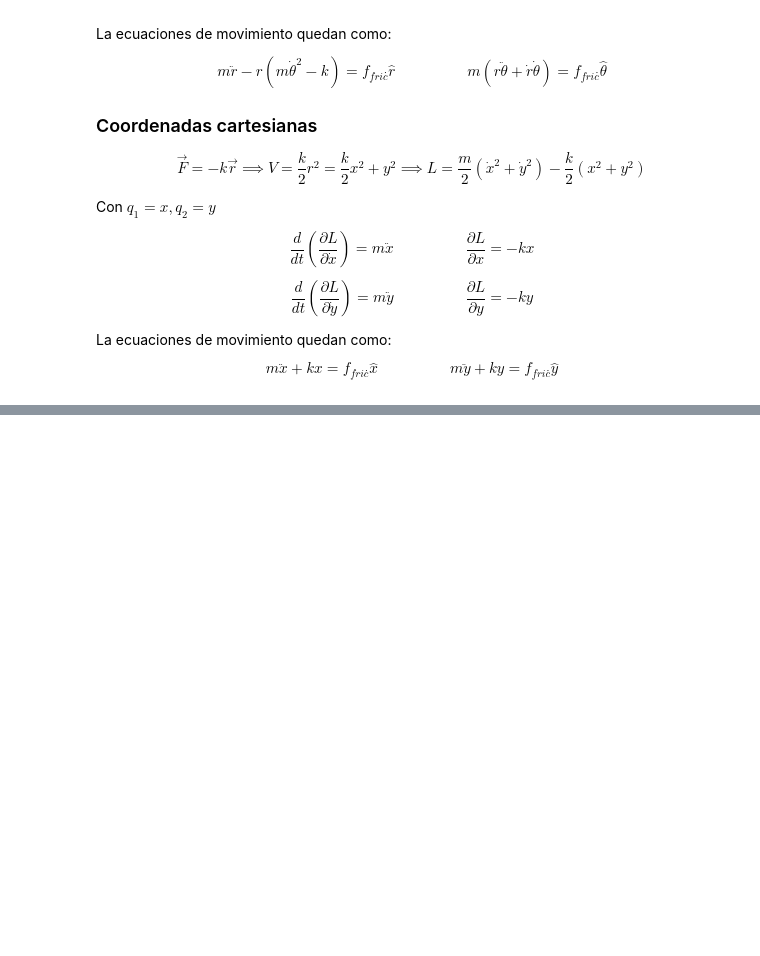
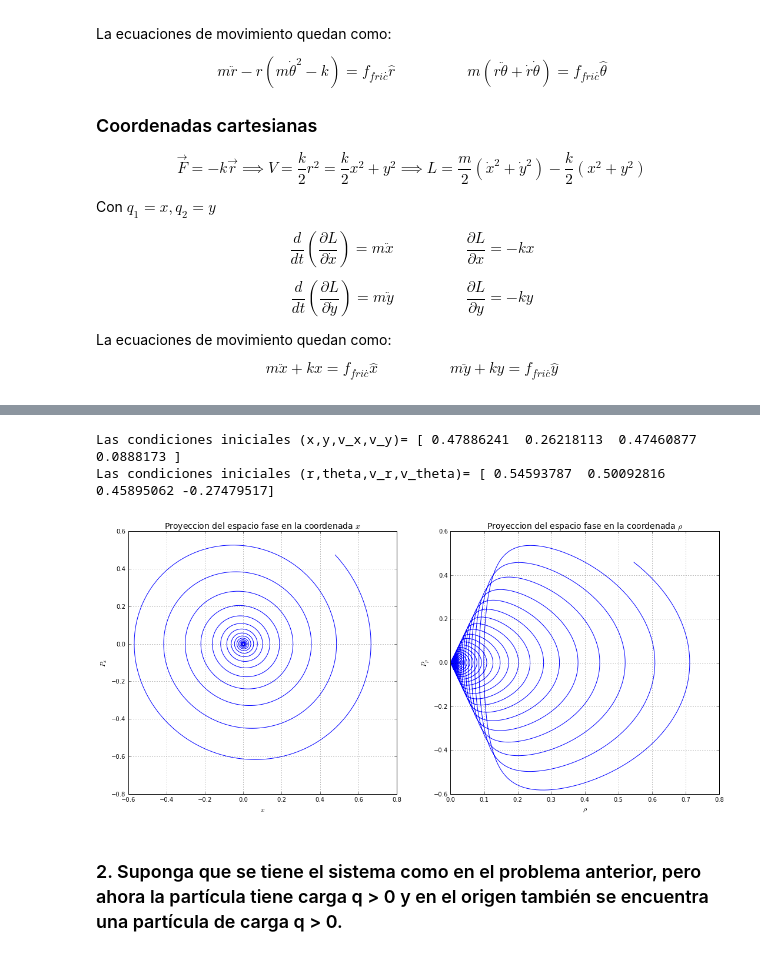
Before and after one commit to brianzapien/Tareas, a Jupyter notebook: Tarea_Examen.ipynb, the cells around one changed output, grey strips where cells are left out. Saved outputs shown, nothing was run; the diff lists cells and outputs as text; code cells hidden in the pictures; blank space fills up the shorter version.

```diff
--- a/Tarea_Examen.ipynb
+++ b/Tarea_Examen.ipynb
@@ -660,0 +205,35 @@ show()
+# %%
+def espacio_fase(t,m=1): #funcion del espacio fase
+    cond_ini=rand(4) #la condicion inicial es aleatoria
+    x0,y0,vx0,vy0=cond_ini[0],cond_ini[1],cond_ini[2],cond_ini[3] #defino x,y,vx,vy de las condiciones iniciales
+    cond_ini_pol=array([sqrt(x0**2+y0**2),arctan(y0/x0),(x0*vx0+y0*vy0)/(sqrt(x0**2+y0**2)),(x0*vy0-y0*vx0)/(x0**2+y0**2)]) #las condiciones iniciales en polares, utilize cambio de coordenadas
+    print "Las condiciones iniciales (x,y,v_x,v_y)=",cond_ini #condiciones iniciales cartesianas
+    print "Las condiciones iniciales (r,theta,v_r,v_theta)=",cond_ini_pol #condiciones iniciales polares
+    t,sol=RK4(osc_2D,cond_ini,t,[0.1,0.2]) #integracion
+    x=sol[:,0] #coordenada x
+    p_x=m*sol[:,2] #momento asociado a x
+    r=sqrt(sol[:,0]**2+sol[:,1]**2) #rho
+    p_r=m*(sol[:,0]*sol[:,2]+sol[:,1]*sol[:,3])/r #momento asociado a rho
+    return x,p_x,r,p_r #regresame x,rho y sus momentos
+# %%
+x_r=espacio_fase([0,100]) #pongo a trabajr la funcion espacio_fase
+figure(figsize=(18,8),dpi=100) #hago una figura
+subplot(1,2,1) #subplot 1
+plot(x_r[0],x_r[1]) #grafico x y px
+xlabel(r"$x$",fontsize=12) #titulo y etiquetas
+ylabel(r"$P_{x}$",fontsize=12)
+title(u"Proyeccion del espacio fase en la coordenada $x$",fontsize=14)
+grid(True)
+subplot(1,2,2) #subplot 2
+plot(x_r[2],x_r[3]) #grafica de rho y p_rho
+xlabel(r"$\rho$",fontsize=12) #titulo y etiquetas
+ylabel(r"$P_{\rho}$",fontsize=12)
+title(r"Proyeccion del espacio fase en la coordenada $\rho$",fontsize=14)
+grid(True)
+show()
+# %% [output]
+Las condiciones iniciales (x,y,v_x,v_y)= [ 0.47886241  0.26218113  0.47460877  0.0888173 ]
+Las condiciones iniciales (r,theta,v_r,v_theta)= [ 0.54593787  0.50092816  0.45895062 -0.27479517]
+[figure, added]
+# %% [markdown]
+### 2. Suponga que se tiene el sistema como en el problema anterior, pero ahora la partícula tiene carga q > 0 y en el origen también se encuentra una partícula de carga q > 0.
```
Also changed, not shown: parts of 70 cells of this notebook.
